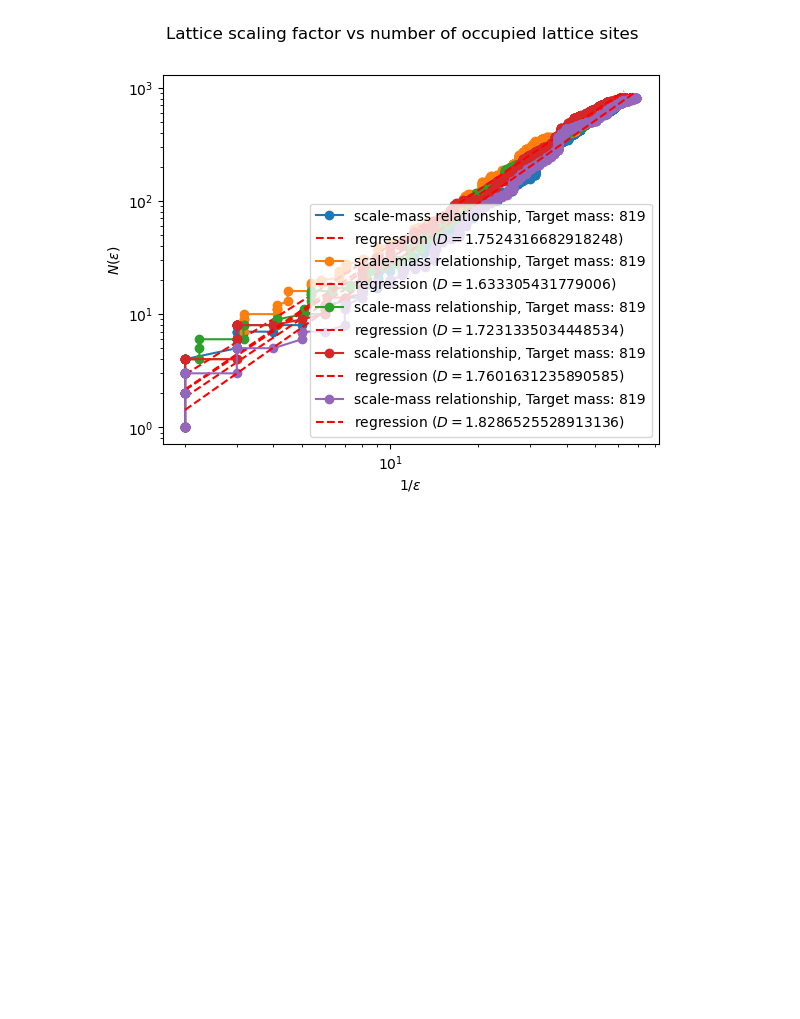
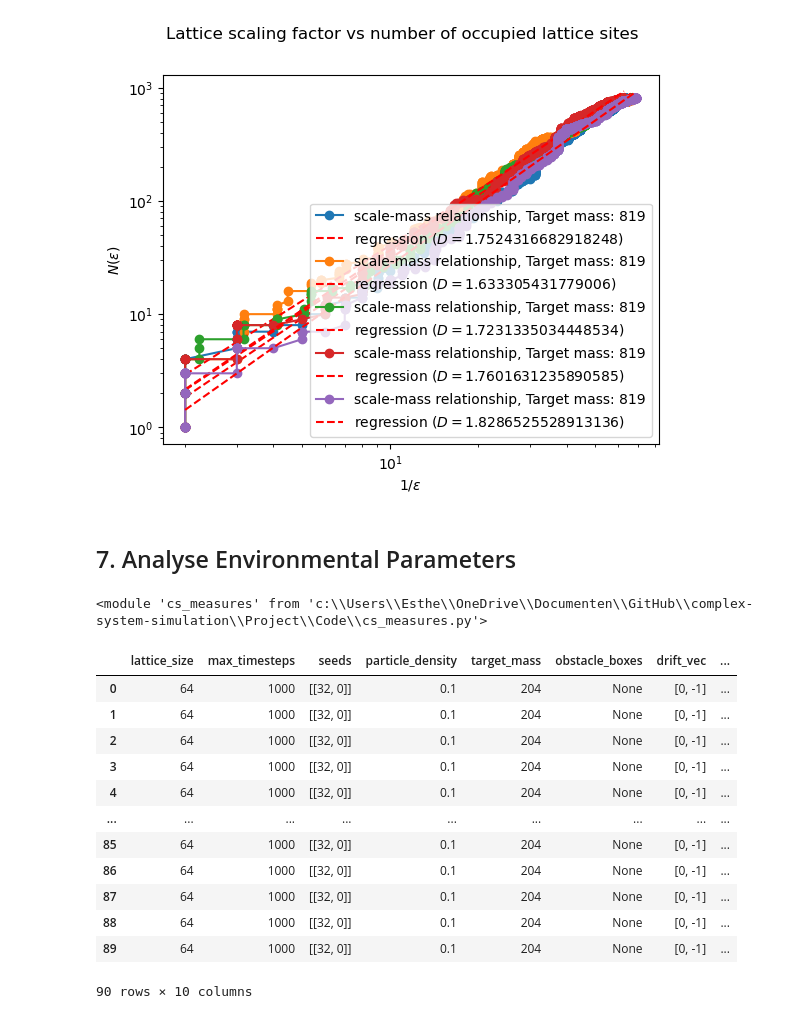
Before and after one commit to mboyan/complex-system-simulation, a Jupyter notebook: Project/Code/ProjectNotebook.ipynb, the cells around one changed output. Cells and saved outputs as stored; diff of their text form; code cells hidden in the pictures; blank space fills up the shorter version.

```diff
--- a/Project/Code/ProjectNotebook.ipynb
+++ b/Project/Code/ProjectNotebook.ipynb
@@ -246,3 +241,27 @@ plt.show()
 # %% [output]
 [figure]
 [figure]
+# %% [markdown]
+## 7. Analyse Environmental Parameters
+# %%
+reload(ds)
+reload(vt)
+reload(csm)
+# %% [output]
+<module 'cs_measures' from 'c:\\Users\\Esthe\\OneDrive\\Documenten\\GitHub\\complex-system-simulation\\Project\\Code\\cs_measures.py'>
+# %%
+sim_results
+# %% [output]
+|  | lattice_size | max_timesteps | seeds | particle_density | target_mass | obstacle_boxes | drift_vec | ... |
+| 0 | 64 | 1000 | [[32, 0]] | 0.1 | 204 | None | [0, -1] | ... |
+| 1 | 64 | 1000 | [[32, 0]] | 0.1 | 204 | None | [0, -1] | ... |
+| 2 | 64 | 1000 | [[32, 0]] | 0.1 | 204 | None | [0, -1] | ... |
+| 3 | 64 | 1000 | [[32, 0]] | 0.1 | 204 | None | [0, -1] | ... |
+| 4 | 64 | 1000 | [[32, 0]] | 0.1 | 204 | None | [0, -1] | ... |
+| ... | ... | ... | ... | ... | ... | ... | ... | ... |
+| 85 | 64 | 1000 | [[32, 0]] | 0.1 | 204 | None | [0, -1] | ... |
+| 86 | 64 | 1000 | [[32, 0]] | 0.1 | 204 | None | [0, -1] | ... |
+| 87 | 64 | 1000 | [[32, 0]] | 0.1 | 204 | None | [0, -1] | ... |
+| 88 | 64 | 1000 | [[32, 0]] | 0.1 | 204 | None | [0, -1] | ... |
+| 89 | 64 | 1000 | [[32, 0]] | 0.1 | 204 | None | [0, -1] | ... |
+90 rows × 10 columns
```
Also changed, not shown: parts of 3 cells of this notebook, 3 other files.
